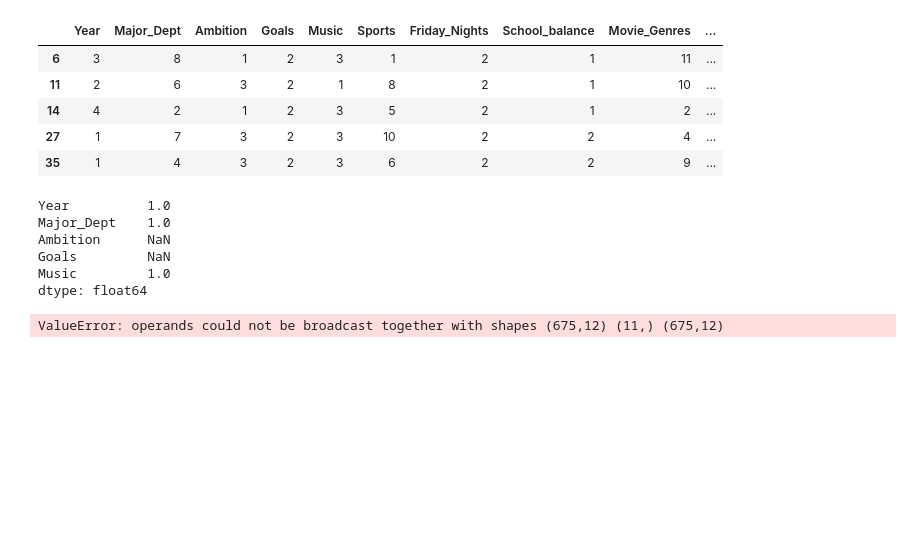
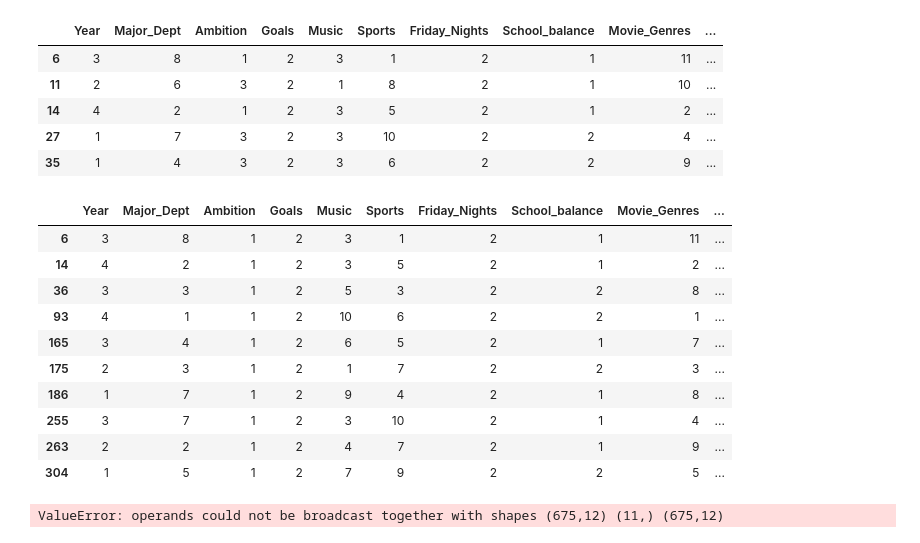
Before and after one commit to seemavora/marketAnalysis, a Jupyter notebook: algoRev1/algoTest2.ipynb, the cells around one changed output. Drawn from its saved outputs; the diff is of its cells as text; code cells hidden in the pictures; blank space fills up the shorter version.

```diff
--- a/algoRev1/algoTest2.ipynb
+++ b/algoRev1/algoTest2.ipynb
@@ -189,17 +189,22 @@ noBiosClust2.head()
 # %%
 ambition1Clust2 =(noBiosClust2[noBiosClust2['Ambition'] == 1])
 ambition1Clust2.head(10)
-ambitionClust2 = noBiosClust2.corrwith(ambition1Clust2)
-ambitionClust2.head()
+# ambitionClust2 = noBiosClust2.corrwith(ambition1Clust2)
+# ambitionClust2.head()
 # corrClust2 = pd.DataFrame(ambitionClust2, columns=['Correlation'])
 # corrClust2.head()
 # %% [output]
-Year          1.0
-Major_Dept    1.0
-Ambition      NaN
-Goals         NaN
-Music         1.0
-dtype: float64
+|  | Year | Major_Dept | Ambition | Goals | Music | Sports | Friday_Nights | School_balance | Movie_Genres | ... |
+| 6 | 3 | 8 | 1 | 2 | 3 | 1 | 2 | 1 | 11 | ... |
+| 14 | 4 | 2 | 1 | 2 | 3 | 5 | 2 | 1 | 2 | ... |
+| 36 | 3 | 3 | 1 | 2 | 5 | 3 | 2 | 2 | 8 | ... |
+| 93 | 4 | 1 | 1 | 2 | 10 | 6 | 2 | 2 | 1 | ... |
+| 165 | 3 | 4 | 1 | 2 | 6 | 5 | 2 | 1 | 7 | ... |
+| 175 | 2 | 3 | 1 | 2 | 1 | 7 | 2 | 2 | 3 | ... |
+| 186 | 1 | 7 | 1 | 2 | 9 | 4 | 2 | 1 | 8 | ... |
+| 255 | 3 | 7 | 1 | 2 | 3 | 10 | 2 | 1 | 4 | ... |
+| 263 | 2 | 2 | 1 | 2 | 4 | 7 | 2 | 1 | 9 | ... |
+| 304 | 1 | 5 | 1 | 2 | 7 | 9 | 2 | 2 | 5 | ... |
 # %%
 #testing with new cluster amount
 # Instantiating HAC
```
